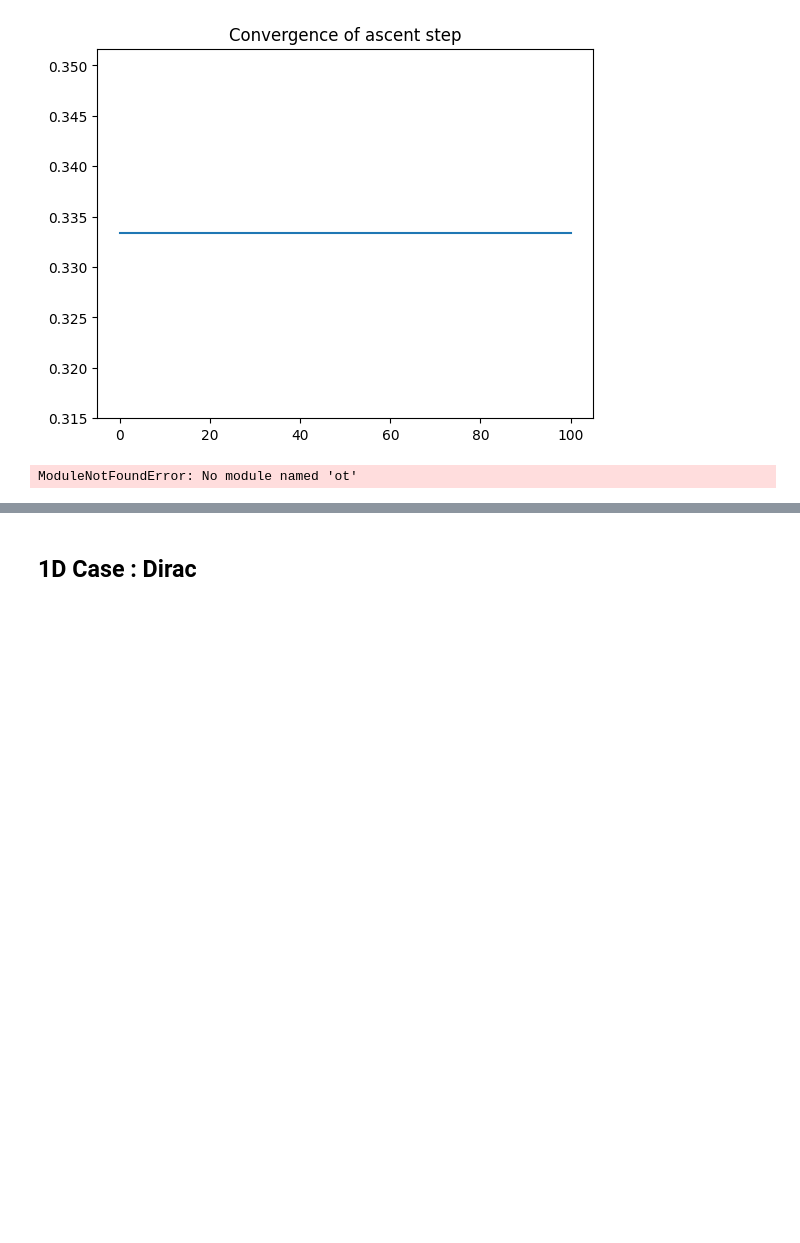
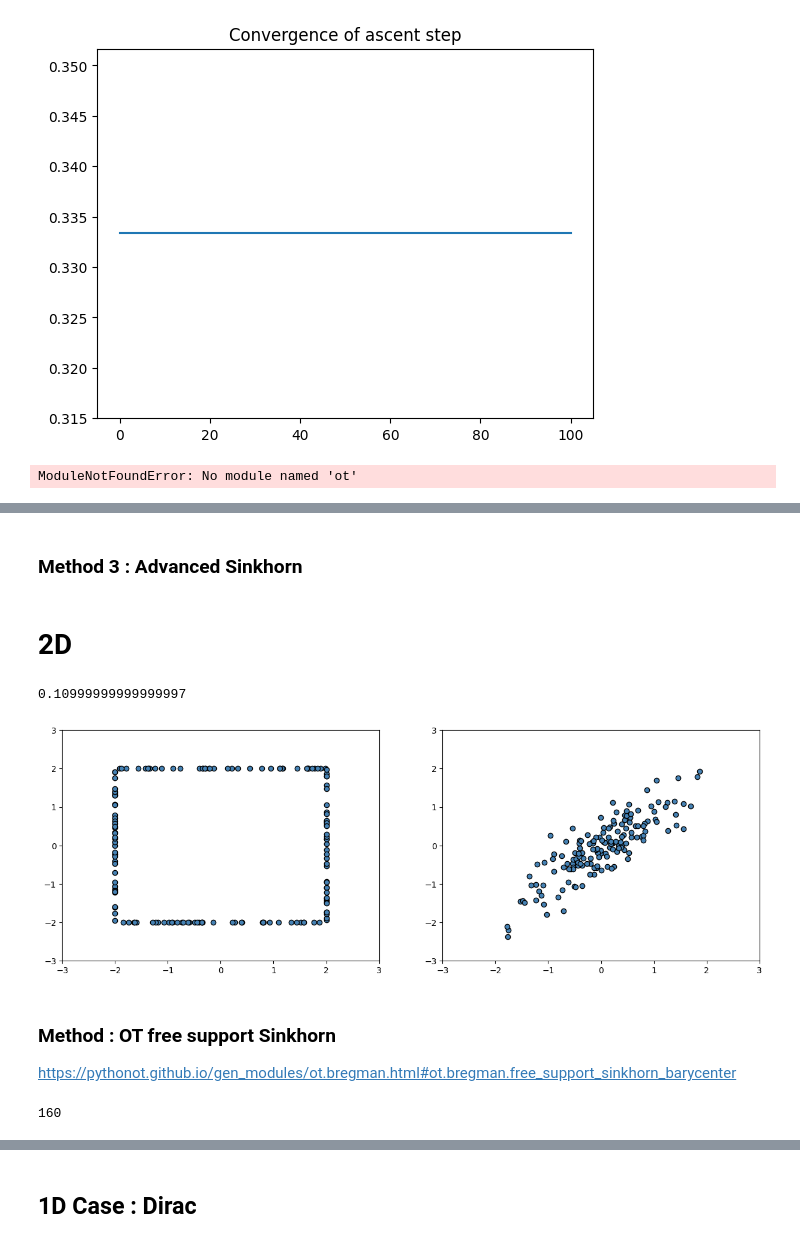
Before and after one commit to InesVATI/projectOT_stochastic_wasserstein_barycenters, a Jupyter notebook: code/experiments.ipynb, the cells around one changed output, grey strips where cells are left out. Drawn from its saved outputs; the diff is of its cells as text; code cells hidden in the pictures; blank space fills up the shorter version.

```diff
--- a/code/experiments.ipynb
+++ b/code/experiments.ipynb
@@ -434,0 +631,2 @@ compare the computation using  inverse cumulative function in 1D !
+# %% [markdown]
+### **Method 3** : Advanced Sinkhorn
@@ -434,0 +709,2 @@ compare the computation using  inverse cumulative function in 1D !
+# %% [markdown]
+# 2D
@@ -434,0 +723,32 @@ compare the computation using  inverse cumulative function in 1D !
+# %%
+# generate data when generating between 1 and 4, ot.bregman do not work
+J = 2
+n = 40
+X0 = np.concatenate([
+    np.concatenate([-2*np.ones((n, 1)), np.random.rand(n, 1)*4 - 2], axis=1),
+    np.concatenate([np.random.rand(n, 1)*4 - 2, 2*np.ones((n, 1))], axis=1),
+    np.concatenate([np.ones((n, 1))*2, np.random.rand(n, 1)*4 - 2], axis=1),
+    np.concatenate([np.random.rand(n, 1)*4 - 2, -2*np.ones((n, 1)) ], axis=1)
+    ],
+    axis=0)
+
+sig = np.array([[.6, .5], [.5, .6]])
+# sig = np.array([[1, .5], [.5, 1]])
+print(np.linalg.det(sig))
+X1 = np.random.multivariate_normal(np.array([0., 0.]), sig, size=n*4)
+# %% [output]
+0.10999999999999997
+# %%
+plt.figure(figsize=(15, 5))
+plt.subplot(1, 2, 1)
+plt.scatter(X0[:, 0], X0[:, 1], c='steelblue', edgecolor='k')
+plt.xlim(-3, 3)
+plt.ylim(-3, 3)
+
+plt.subplot(1, 2, 2)
+plt.scatter(X1[:, 0], X1[:, 1], c='steelblue', edgecolors='k')
+plt.xlim(-3, 3)
+plt.ylim(-3,3)
+plt.show()
+# %% [output]
+[figure, added]
@@ -434,0 +757,11 @@ compare the computation using  inverse cumulative function in 1D !
+# %% [markdown]
+### **Method** : OT free support Sinkhorn
+https://pythonot.github.io/gen_modules/ot.bregman.html#ot.bregman.free_support_sinkhorn_barycenter
+# %%
+reg = 1e-2  # Entropic Regularization
+numItermax = 20  # Maximum number of iterations for the Barycenter algorithm
+numInnerItermax = 50  # Maximum number of sinkhorn iterations
+n_samples = n*4
+n_samples
+# %% [output]
+160
```
Also changed, not shown: parts of 50 cells of this notebook, 20 other files.
